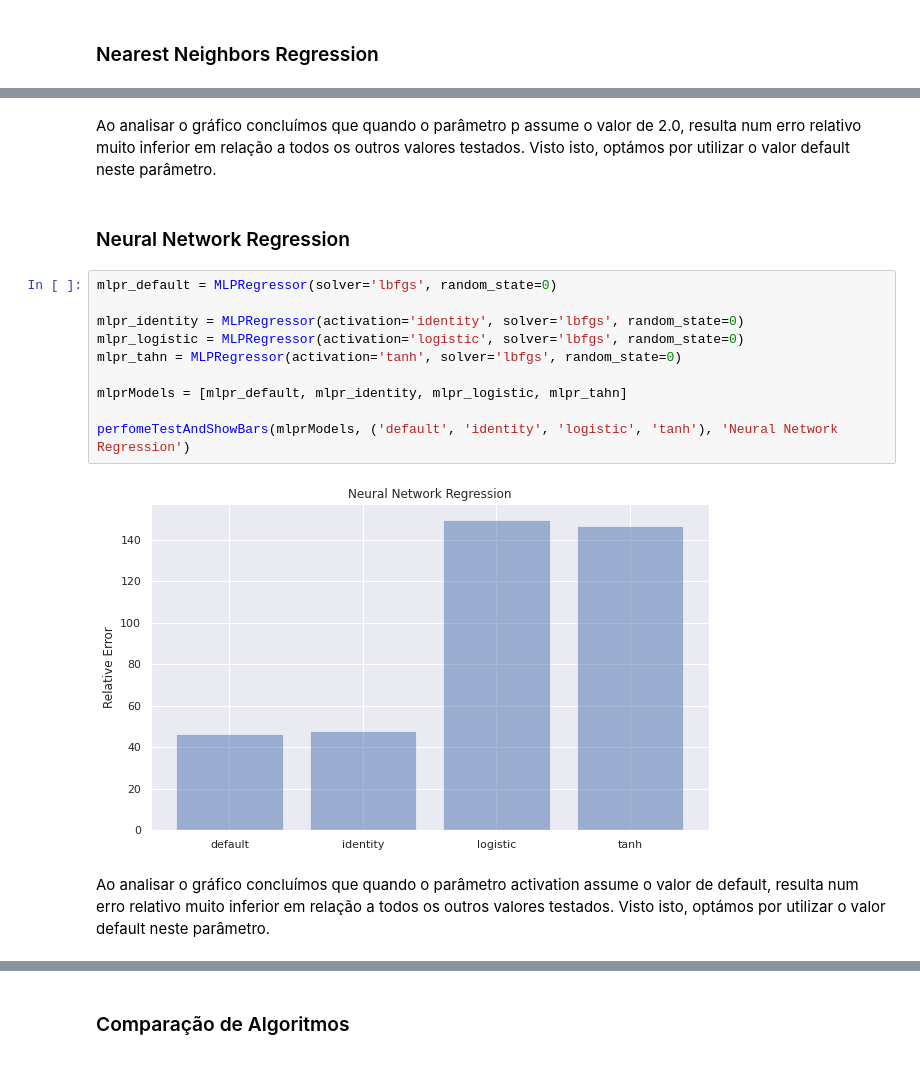
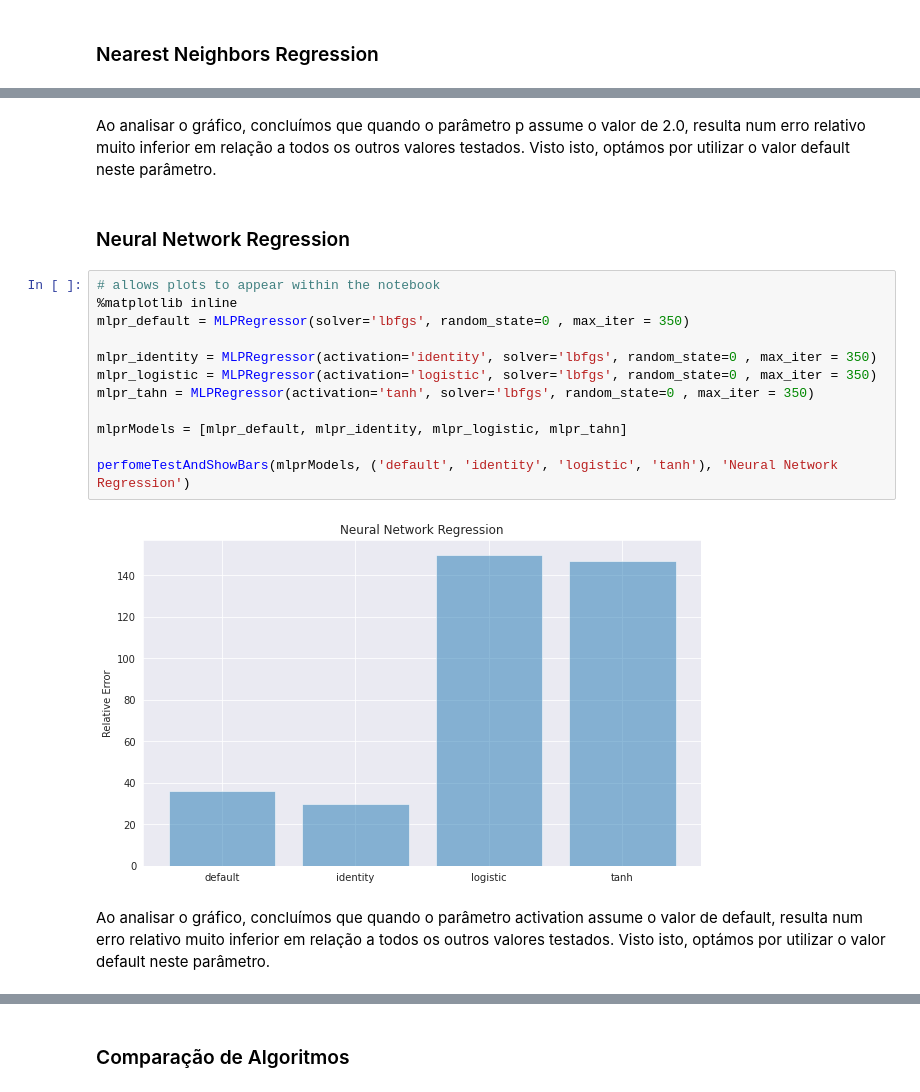
Before and after one commit to filipasenra/FEUP-IART-TP2, a Jupyter notebook: Temática 4A Aprendizagem Supervisionada_Regressão COVID-19.ipynb, the cells around one changed output, grey strips where cells are left out. Saved outputs shown, nothing was run; the diff lists cells and outputs as text.

```diff
--- a/Temática 4A Aprendizagem Supervisionada_Regressão COVID-19.ipynb
+++ b/Temática 4A Aprendizagem Supervisionada_Regressão COVID-19.ipynb
@@ -628,19 +638,21 @@ perfomeTestAndShow('p',[1 , 2 , 3 , 5 , 6, 7, 8, 9, 10 , 15])
 # %% [markdown]
-Ao analisar o gráfico concluímos que quando o parâmetro p assume o valor de 2.0, resulta num erro relativo muito inferior em relação a todos os outros valores testados. Visto isto, optámos por utilizar o valor default neste parâmetro.
+Ao analisar o gráfico, concluímos que quando o parâmetro p assume o valor de 2.0, resulta num erro relativo muito inferior em relação a todos os outros valores testados. Visto isto, optámos por utilizar o valor default neste parâmetro.
 # %% [markdown]
 ### Neural Network Regression
 # %%
-mlpr_default = MLPRegressor(solver='lbfgs', random_state=0)
+# allows plots to appear within the notebook
+%matplotlib inline
+mlpr_default = MLPRegressor(solver='lbfgs', random_state=0 , max_iter = 350)
 
-mlpr_identity = MLPRegressor(activation='identity', solver='lbfgs', random_state=0)
-mlpr_logistic = MLPRegressor(activation='logistic', solver='lbfgs', random_state=0)
-mlpr_tahn = MLPRegressor(activation='tanh', solver='lbfgs', random_state=0)
+mlpr_identity = MLPRegressor(activation='identity', solver='lbfgs', random_state=0 , max_iter = 350)
+mlpr_logistic = MLPRegressor(activation='logistic', solver='lbfgs', random_state=0 , max_iter = 350)
+mlpr_tahn = MLPRegressor(activation='tanh', solver='lbfgs', random_state=0 , max_iter = 350)
 
 mlprModels = [mlpr_default, mlpr_identity, mlpr_logistic, mlpr_tahn]
 
 perfomeTestAndShowBars(mlprModels, ('default', 'identity', 'logistic', 'tanh'), 'Neural Network Regression')
 # %% [output]
-[figure, old version]
+[figure, new version]
 # %% [markdown]
-Ao analisar o gráfico concluímos que quando o parâmetro activation assume o valor de default, resulta num erro relativo muito inferior em relação a todos os outros valores testados. Visto isto, optámos por utilizar o valor default neste parâmetro.
+Ao analisar o gráfico, concluímos que quando o parâmetro activation assume o valor de default, resulta num erro relativo muito inferior em relação a todos os outros valores testados. Visto isto, optámos por utilizar o valor default neste parâmetro.
 # %%
```
Also changed, not shown: parts of 33 cells of this notebook.
